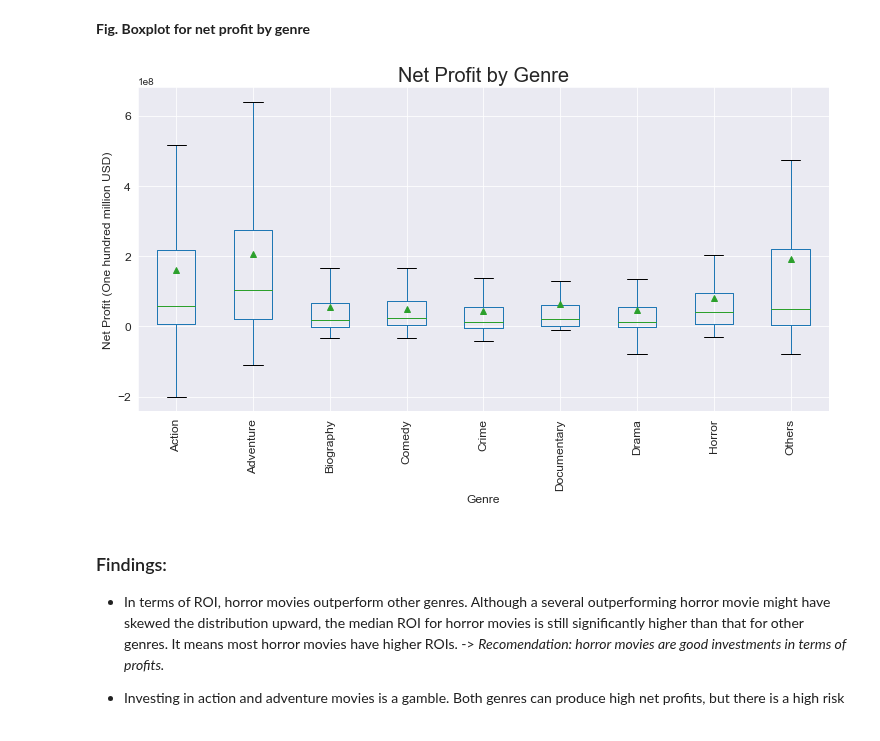
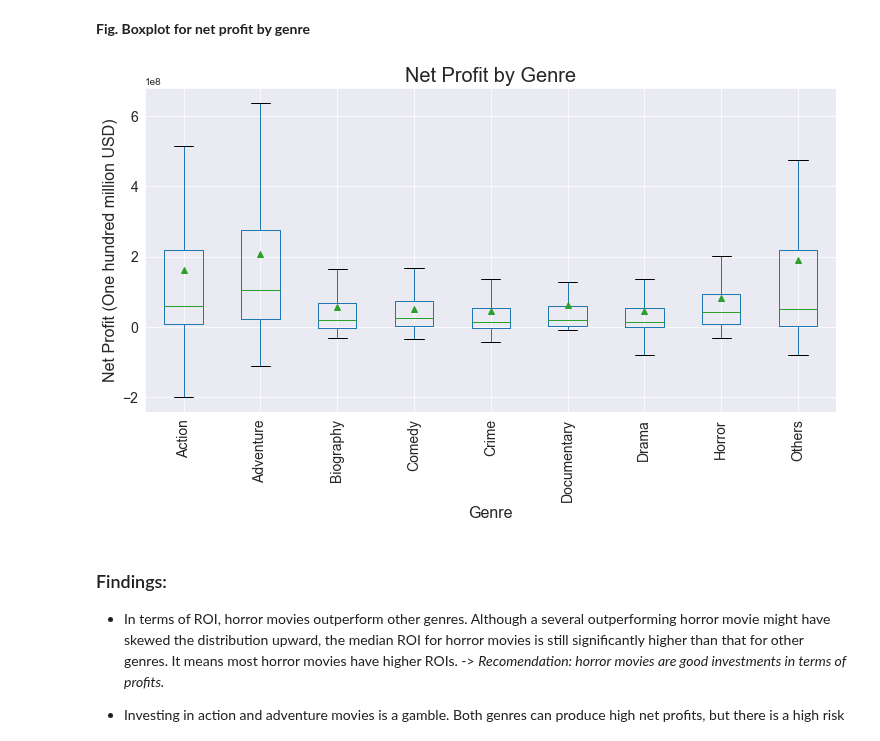
Before and after one commit to ZenBurrito/Phase-1Project, a Jupyter notebook: final_merge-Copy1-emiko.ipynb, the cells around one changed output. Saved outputs shown, nothing was run; the diff lists cells and outputs as text; code cells hidden in the pictures.

```diff
--- a/final_merge-Copy1-emiko.ipynb
+++ b/final_merge-Copy1-emiko.ipynb
@@ -725,21 +728,24 @@ plt.suptitle('');
 # %%
 # CHECK Y_LABEL - 100 million or 1 billion??
 
 # Note: set showfliers=False to hide outliers.
 
 
 sns.set_style('darkgrid')
 
 fig_box3 = df_merge1.boxplot(
-    column='profit', by='genre_re', fontsize=12, figsize=(12,6), rot=90,
+    column='profit', by='genre_re', fontsize=14, figsize=(12,6), rot=90,
     showfliers=False, showmeans=True)
 
-fig_box3.set_ylabel('Net Profit (One hundred million USD)' , fontsize=12)
-fig_box3.set_xlabel('Genre' , fontsize=12)
+fig_box3.set_ylabel('Net Profit (One hundred million USD)' , fontsize=16)
+fig_box3.set_xlabel('Genre' , fontsize=16)
 fig_box3.set_title('Net Profit by Genre' , fontsize=20)
 plt.suptitle('');
+
+
+plt.savefig('boxplot_profit_genre.pdf', bbox_inches='tight')
 # %% [output]
-[figure, old version]
+[figure, new version]
 # %% [markdown]
 ### Findings:
 
```
Also changed, not shown: parts of 21 cells of this notebook, 5 other files.
